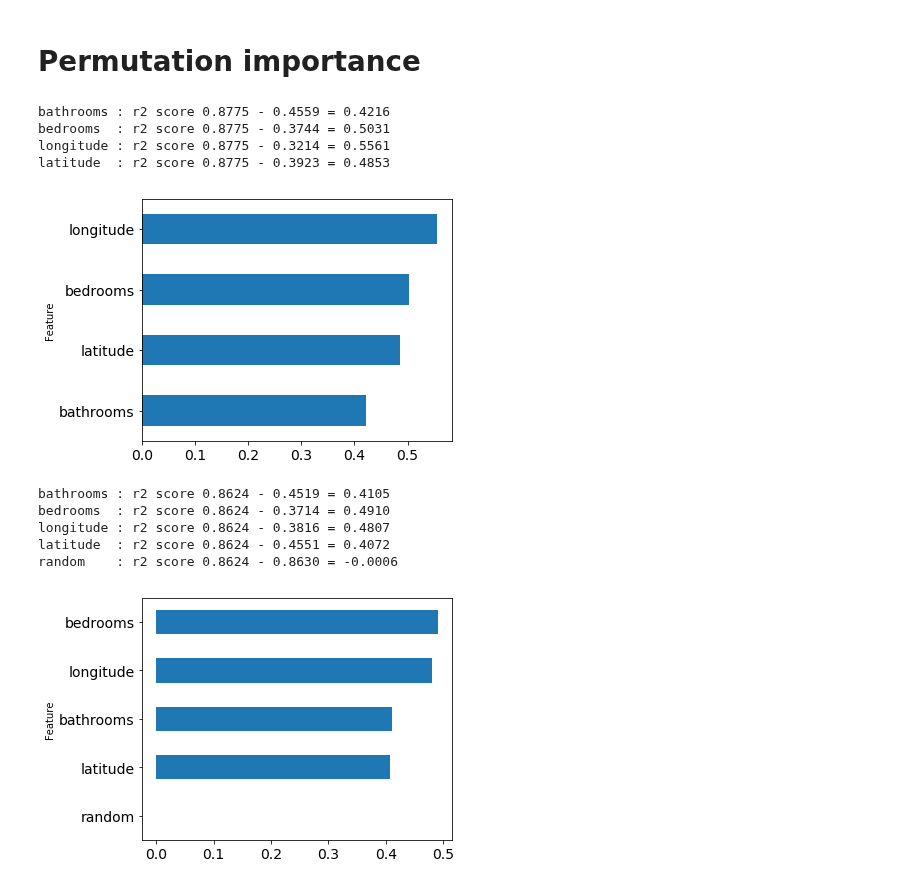
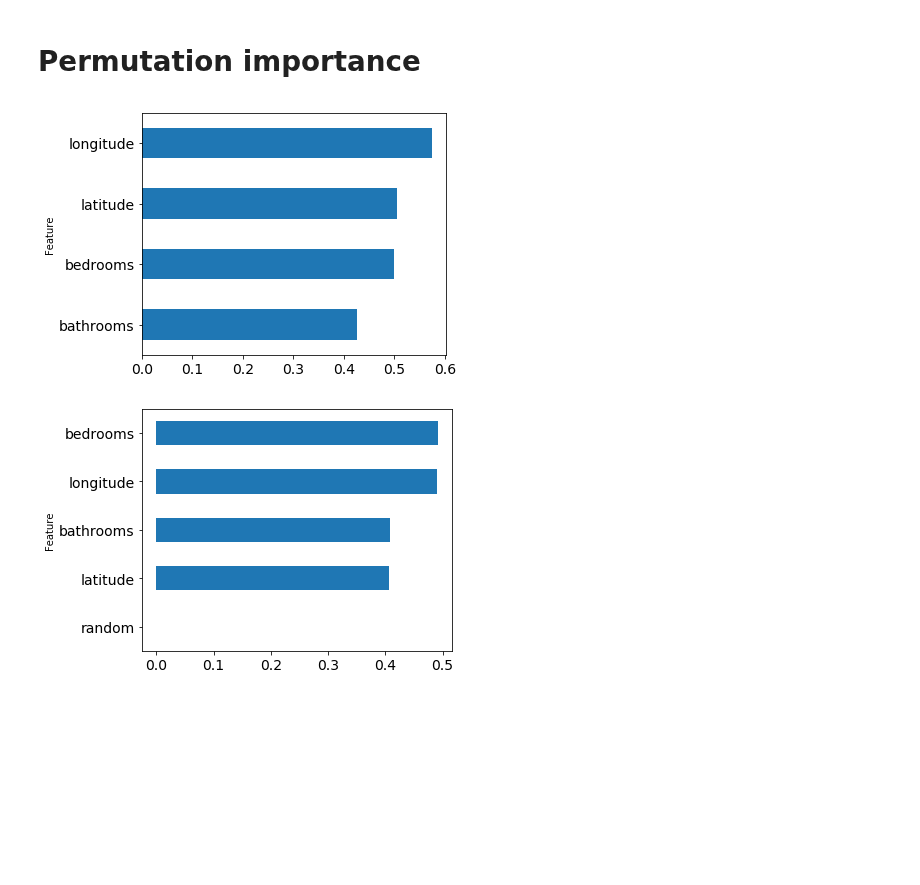
Before and after one commit to parrt/random-forest-importances, a Jupyter notebook: notebooks/permutation-importances-regressor.ipynb, the cells around one changed output. Cells and saved outputs as stored; diff of their text form; code cells hidden in the pictures; blank space fills up the shorter version.

```diff
--- a/notebooks/permutation-importances-regressor.ipynb
+++ b/notebooks/permutation-importances-regressor.ipynb
@@ -142,51 +142,52 @@ def oob_regression_r2_score(rf, X_train, y_train):
 # %% [markdown]
 # Permutation importance
 # %%
-def regression_permutation_importances(rf, X_train, y_train):
-    rf.fit(X_train, y_train)
-    oob = rf.oob_score_
+def permutation_importances(rf, X_train, y_train, metric):
+    """
+    Return importances from pre-fit rf; this function
+    works for regressors and classifiers. The metric
+    arg is function that measures accuracy or R^2 or
+    similar; it should use the out-of-bag samples from
+    training set.
+    """
+    baseline = metric(rf, X_train, y_train)
     imp = []
     for col in X_train.columns:
         save = X_train[col].copy()
         X_train[col] = np.random.permutation(X_train[col])
-        o = oob_regression_r2_score(rf, X_train, y_train)
+        m = metric(rf, X_train, y_train)
         X_train[col] = save
-        print(f"{col:10s}: r2 score {oob:5.4f} - {o:5.4f} = {oob - o:5.4f}")
-        imp.append(oob - o)
+        imp.append(baseline - m)
     return np.array(imp)
 # %%
 X_train, y_train = df.drop('price',axis=1), df['price']
 
 base_rf = RandomForestRegressor(n_estimators=100,
                                 min_samples_leaf=1,
                                 n_jobs=-1,
                                 max_features=len(X_train.columns),
                                 oob_score=True,
                                 random_state = 999) # same boostrapping samples
 
 rf = clone(base_rf)
 rf.fit(X_train, y_train)
+
+imp = permutation_importances(rf, X_train, y_train,
+                              oob_regression_r2_score)
 plot_importances(X_train.columns,
-                 regression_permutation_importances(rf, X_train, y_train),
+                 imp,
                  save='regr_permute.svg')
 
 X_train2 = X_train.copy()
 X_train2['random'] = np.random.random(size=len(X_train))
 rf2 = clone(base_rf)
 rf2.fit(X_train2, y_train)
 
+imp = permutation_importances(rf2, X_train2, y_train,
+                              oob_regression_r2_score)
 plot_importances(X_train2.columns,
-                 regression_permutation_importances(rf2, X_train2, y_train),
+                 imp,
                  save='regr_permute_random.svg')
 # %% [output]
-bathrooms : r2 score 0.8775 - 0.4559 = 0.4216
-bedrooms  : r2 score 0.8775 - 0.3744 = 0.5031
-longitude : r2 score 0.8775 - 0.3214 = 0.5561
-latitude  : r2 score 0.8775 - 0.3923 = 0.4853
-[figure, old version]
+[figure, new version]
-bathrooms : r2 score 0.8624 - 0.4519 = 0.4105
-bedrooms  : r2 score 0.8624 - 0.3714 = 0.4910
-longitude : r2 score 0.8624 - 0.3816 = 0.4807
-latitude  : r2 score 0.8624 - 0.4551 = 0.4072
-random    : r2 score 0.8624 - 0.8630 = -0.0006
-[figure, old version]
+[figure, new version]
```
Also changed, not shown: parts of 2 cells of this notebook, 2 other files.
